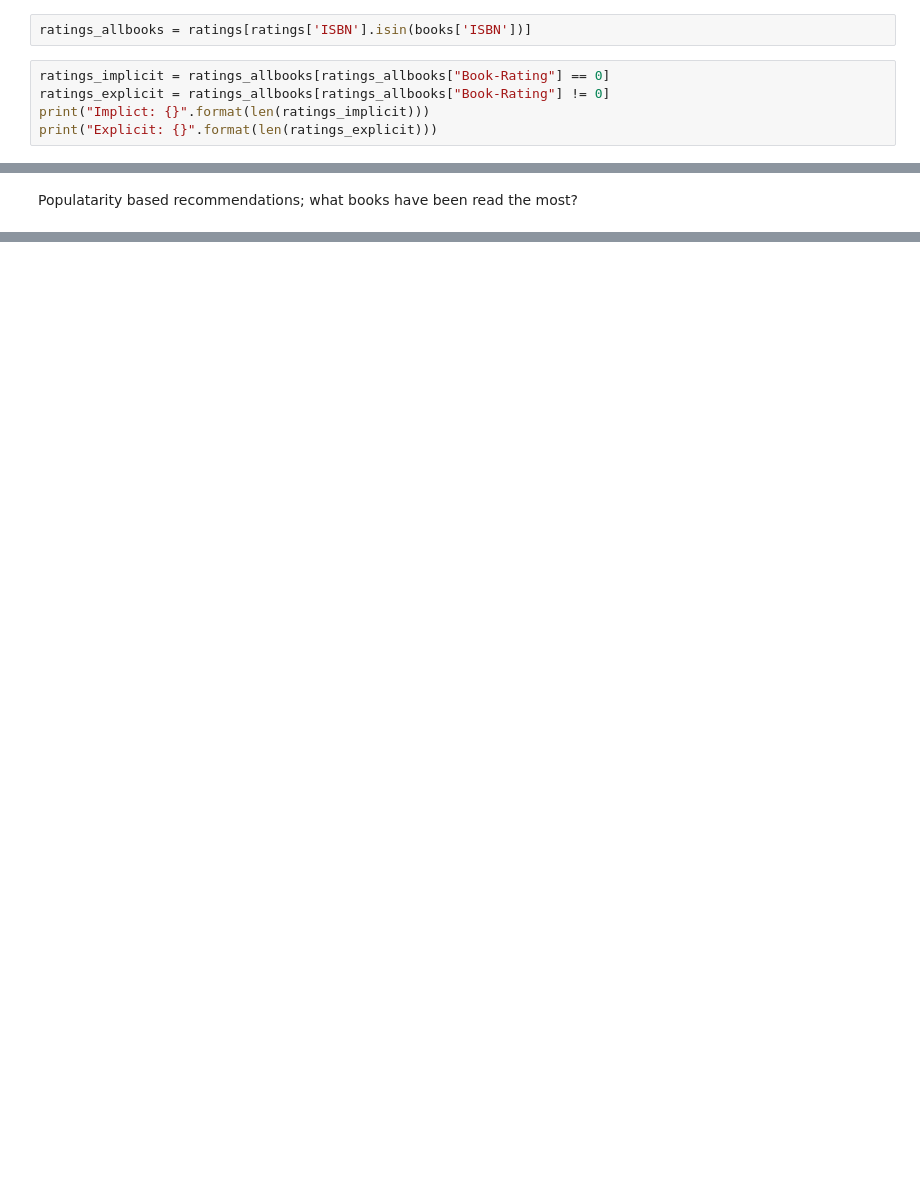
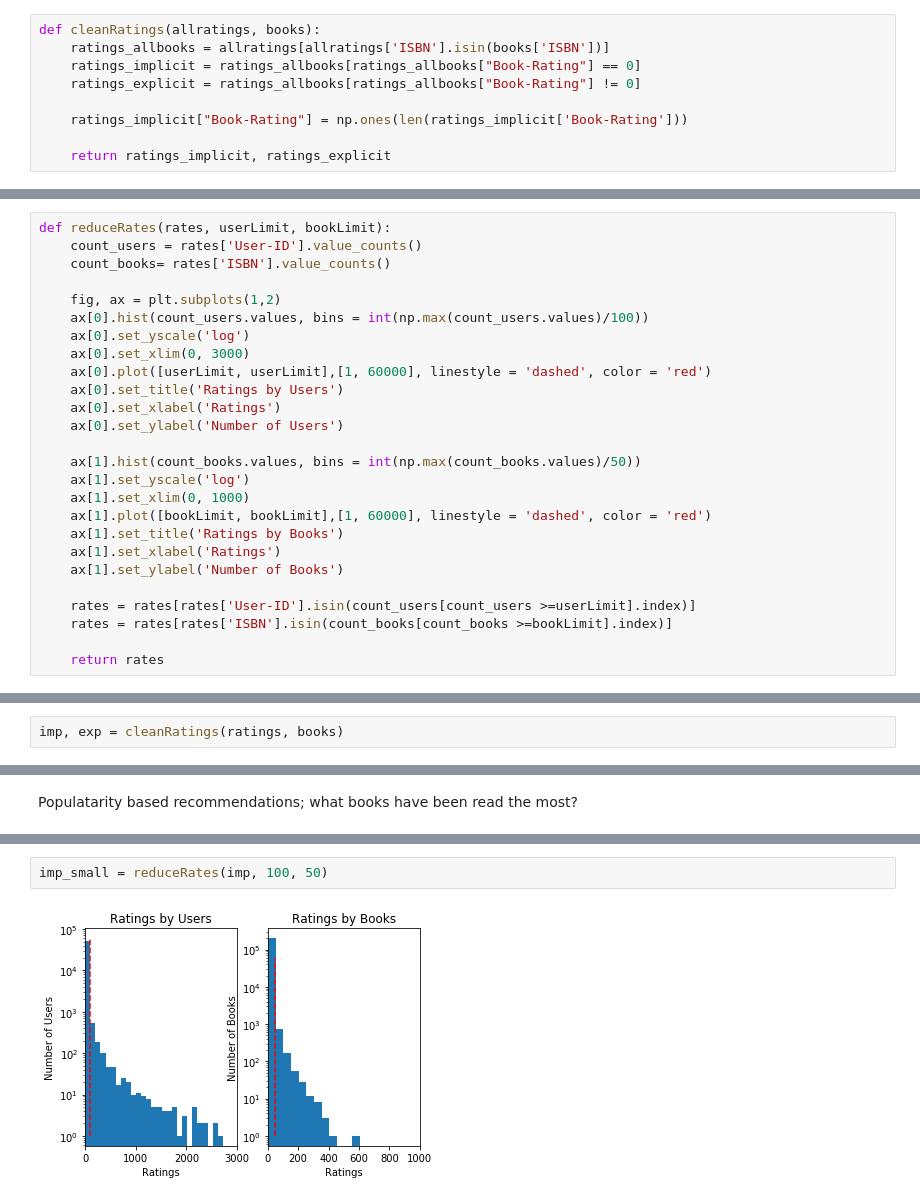
Before and after one commit to astrojneil/bookRec, a Jupyter notebook: BookRecommender.ipynb, the cells around one changed output, grey strips where cells are left out. Cells and saved outputs as stored; diff of their text form; blank space fills up the shorter version.

```diff
--- a/BookRecommender.ipynb
+++ b/BookRecommender.ipynb
@@ -18,10 +18,12 @@ b'Skipping line 144058: expected 8 fields, saw 9\nSkipping line 150789: expected
 b'Skipping line 209388: expected 8 fields, saw 9\nSkipping line 220626: expected 8 fields, saw 9\nSkipping line 227933: expected 8 fields, saw 11\nSkipping line 228957: expected 8 fields, saw 10\nSkip ...
 # %% [markdown]
 Clean up data; do we have ratings for books that are not in the book data? Which rating system will we use (implict, explict)? Are there Nans?
-# %%
-ratings_allbooks = ratings[ratings['ISBN'].isin(books['ISBN'])]
 # %%
-ratings_implicit = ratings_allbooks[ratings_allbooks["Book-Rating"] == 0]
-ratings_explicit = ratings_allbooks[ratings_allbooks["Book-Rating"] != 0]
-print("Implict: {}".format(len(ratings_implicit)))
-print("Explicit: {}".format(len(ratings_explicit)))
+def cleanRatings(allratings, books):
+    ratings_allbooks = allratings[allratings['ISBN'].isin(books['ISBN'])]
+    ratings_implicit = ratings_allbooks[ratings_allbooks["Book-Rating"] == 0]
+    ratings_explicit = ratings_allbooks[ratings_allbooks["Book-Rating"] != 0]
+
+    ratings_implicit["Book-Rating"] = np.ones(len(ratings_implicit['Book-Rating']))
+
+    return ratings_implicit, ratings_explicit
@@ -43,0 +34,26 @@ See the caveats in the documentation: https://pandas.pydata.org/pandas-docs/stab
+# %%
+def reduceRates(rates, userLimit, bookLimit):
+    count_users = rates['User-ID'].value_counts()
+    count_books= rates['ISBN'].value_counts()
+
+    fig, ax = plt.subplots(1,2)
+    ax[0].hist(count_users.values, bins = int(np.max(count_users.values)/100))
+    ax[0].set_yscale('log')
+    ax[0].set_xlim(0, 3000)
+    ax[0].plot([userLimit, userLimit],[1, 60000], linestyle = 'dashed', color = 'red')
+    ax[0].set_title('Ratings by Users')
+    ax[0].set_xlabel('Ratings')
+    ax[0].set_ylabel('Number of Users')
+
+    ax[1].hist(count_books.values, bins = int(np.max(count_books.values)/50))
+    ax[1].set_yscale('log')
+    ax[1].set_xlim(0, 1000)
+    ax[1].plot([bookLimit, bookLimit],[1, 60000], linestyle = 'dashed', color = 'red')
+    ax[1].set_title('Ratings by Books')
+    ax[1].set_xlabel('Ratings')
+    ax[1].set_ylabel('Number of Books')
+
+    rates = rates[rates['User-ID'].isin(count_users[count_users >=userLimit].index)]
+    rates = rates[rates['ISBN'].isin(count_books[count_books >=bookLimit].index)]
+
+    return rates
@@ -43,0 +159,2 @@ See the caveats in the documentation: https://pandas.pydata.org/pandas-docs/stab
+# %%
+imp, exp = cleanRatings(ratings, books)
@@ -204,0 +184,4 @@ def recommendbook(user_id):
+# %%
+imp_small = reduceRates(imp, 100, 50)
+# %% [output]
+[figure, added]
```
Also changed, not shown: parts of 31 cells of this notebook.
